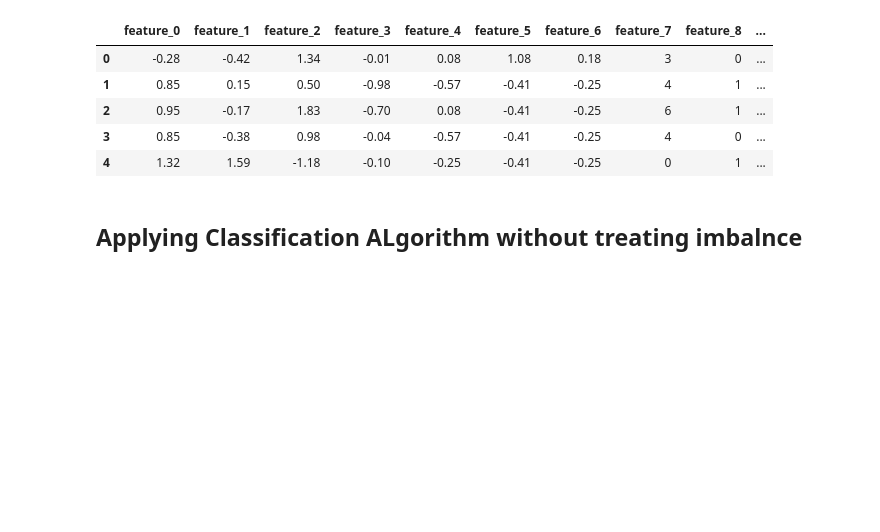
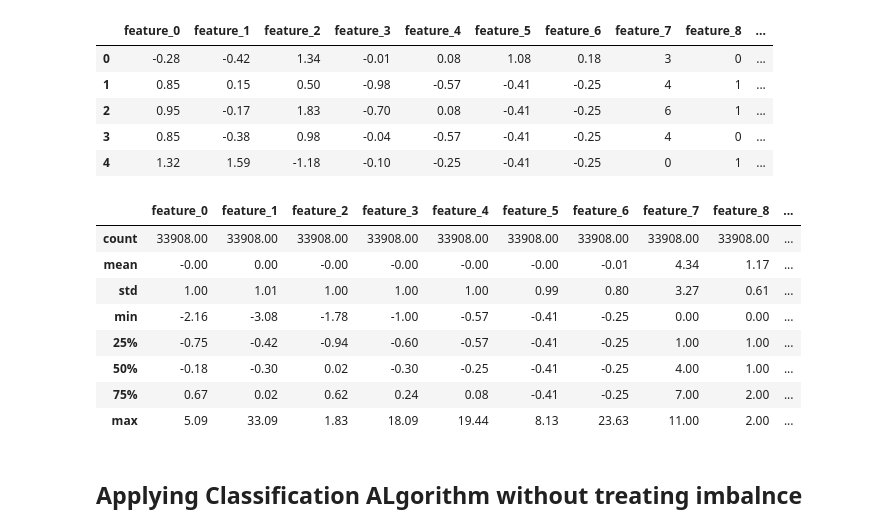
Before and after one commit to panchamdesai777/Hackathons, a Jupyter notebook: insurance_hackathon.ipynb, the cells around one changed output. Drawn from its saved outputs; the diff is of its cells as text; code cells hidden in the pictures; blank space fills up the shorter version.

```diff
--- a/insurance_hackathon.ipynb
+++ b/insurance_hackathon.ipynb
@@ -82,6 +82,18 @@ df.head()
 | 2 | 0.95 | -0.17 | 1.83 | -0.70 | 0.08 | -0.41 | -0.25 | 6 | 1 | ... |
 | 3 | 0.85 | -0.38 | 0.98 | -0.04 | -0.57 | -0.41 | -0.25 | 4 | 0 | ... |
 | 4 | 1.32 | 1.59 | -1.18 | -0.10 | -0.25 | -0.41 | -0.25 | 0 | 1 | ... |
+# %%
+df.describe()
+# %% [output]
+|  | feature_0 | feature_1 | feature_2 | feature_3 | feature_4 | feature_5 | feature_6 | feature_7 | feature_8 | ... |
+| count | 33908.00 | 33908.00 | 33908.00 | 33908.00 | 33908.00 | 33908.00 | 33908.00 | 33908.00 | 33908.00 | ... |
+| mean | -0.00 | 0.00 | -0.00 | -0.00 | -0.00 | -0.00 | -0.01 | 4.34 | 1.17 | ... |
+| std | 1.00 | 1.01 | 1.00 | 1.00 | 1.00 | 0.99 | 0.80 | 3.27 | 0.61 | ... |
+| min | -2.16 | -3.08 | -1.78 | -1.00 | -0.57 | -0.41 | -0.25 | 0.00 | 0.00 | ... |
+| 25% | -0.75 | -0.42 | -0.94 | -0.60 | -0.57 | -0.41 | -0.25 | 1.00 | 1.00 | ... |
+| 50% | -0.18 | -0.30 | 0.02 | -0.30 | -0.25 | -0.41 | -0.25 | 4.00 | 1.00 | ... |
+| 75% | 0.67 | 0.02 | 0.62 | 0.24 | 0.08 | -0.41 | -0.25 | 7.00 | 2.00 | ... |
+| max | 5.09 | 33.09 | 1.83 | 18.09 | 19.44 | 8.13 | 23.63 | 11.00 | 2.00 | ... |
 # %% [markdown]
 ## **Applying Classification ALgorithm without treating imbalnce**
 # %%
```
Also changed, not shown: parts of 11 cells of this notebook.
